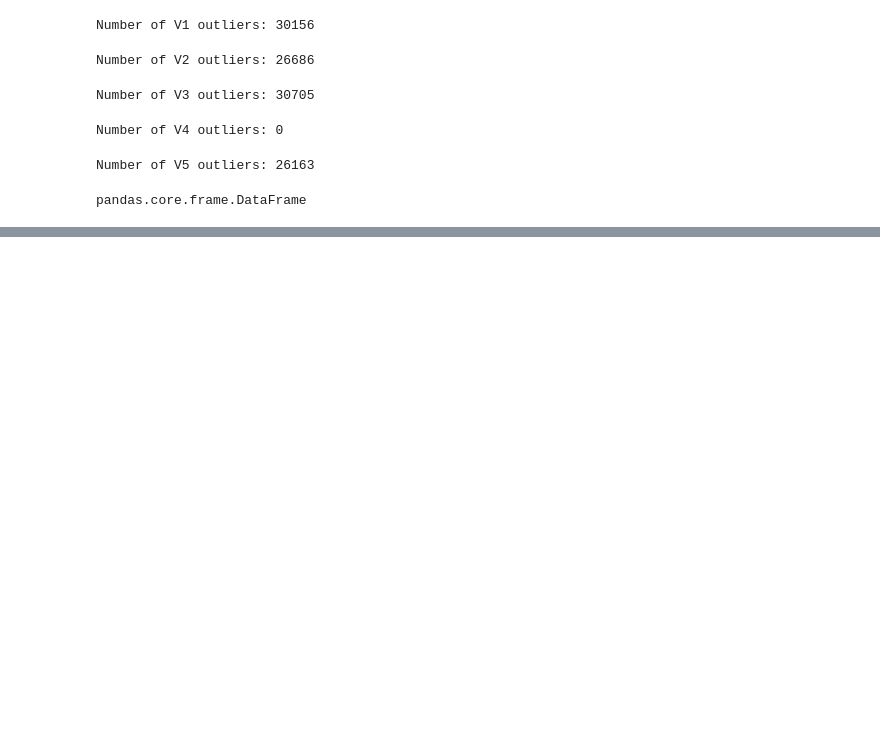
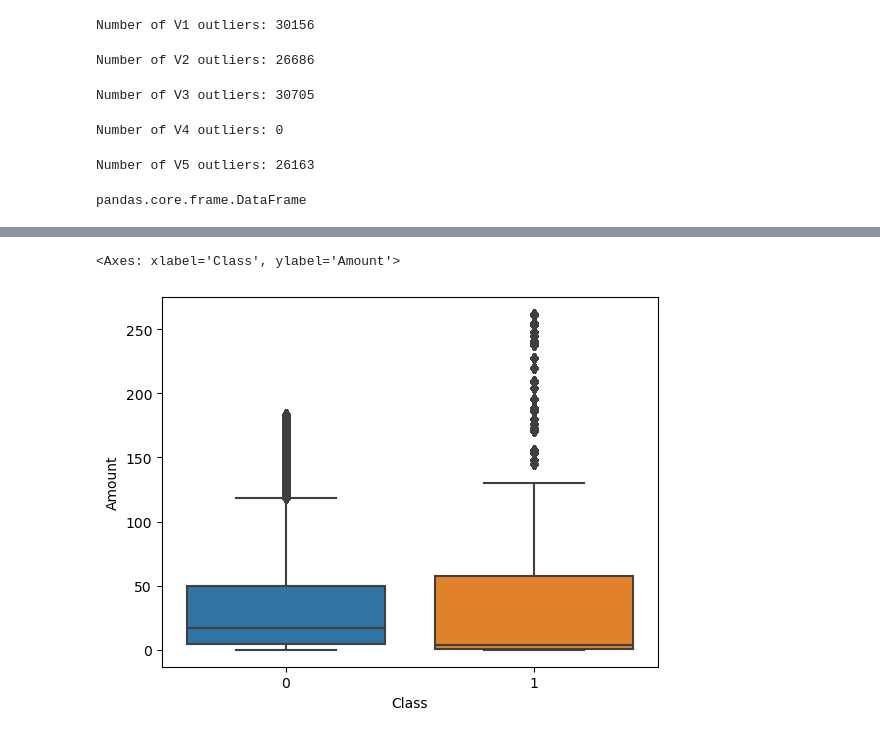
Before and after one commit to Amrutha-Ve/DataScience, a Jupyter notebook: Projects/Fraud Detection/FradulantTransactions.ipynb, the cells around one changed output, grey strips where cells are left out. Drawn from its saved outputs; the diff is of its cells as text; code cells hidden in the pictures; blank space fills up the shorter version.

Commit message:
No outliers

```diff
--- a/Projects/Fraud Detection/FradulantTransactions.ipynb
+++ b/Projects/Fraud Detection/FradulantTransactions.ipynb
@@ -340,0 +345,27 @@ pandas.core.frame.DataFrame
+# %%
+# Calculate the percentiles
+def calculate_outliers_no_frauds(feature):
+    seventy_fifth = df_no_frauds[feature].quantile(0.75)
+    twenty_fifth = df_no_frauds[feature].quantile(0.25)
+
+    # Obtain IQR
+    iqr = seventy_fifth - twenty_fifth
+
+    # Upper and lower thresholds
+    upper = seventy_fifth + (1.5 * iqr)
+    lower = twenty_fifth - (1.5 * iqr)
+
+    # Subset the dataset
+    outliers = df_no_frauds[(df_no_frauds[feature] < lower) | (df_no_frauds[feature] > upper)]
+    return outliers
+# %%
+Amount_nof_outliers = calculate_outliers_no_frauds("Amount")
+V5_nof_outliers = calculate_outliers_no_frauds("V5")
+V4_nof_outliers = calculate_outliers_no_frauds("V4")
+V3_nof_outliers = calculate_outliers_no_frauds("V3")
+V2_nof_outliers = calculate_outliers_no_frauds("V2")
+V1_nof_outliers = calculate_outliers_no_frauds("V1")
+# %%
+df_no_frauds_without_outliers = df_no_frauds[~df_no_frauds["Amount"].isin(Amount_nof_outliers["Amount"]) & ~df_no_frauds["V5"].isin(V5_nof_outliers["V5"]) & ~df_no_frauds["V4"].isin(V4_nof_outliers["V4"]) & ~df_no_frauds["V3"].isin(V3_nof_outliers["V3"]) & ~df_no_frauds["V2"].isin(V2_nof_outliers["V2"]) & ~df_no_frauds["V1"].isin(V1_nof_outliers["V1"])]
+print(len(df_no_frauds))
+print(len(df_no_frauds_without_outliers))
@@ -340,0 +393,2 @@ pandas.core.frame.DataFrame
+# %%
+df_data = pd.concat([df_no_frauds_without_outliers, df_frauds_without_outliers], ignore_index=True)
@@ -340,0 +404,5 @@ pandas.core.frame.DataFrame
+# %%
+sns.boxplot(x=df_data["Class"], y = df_data["Amount"])
+# %% [output]
+<Axes: xlabel='Class', ylabel='Amount'>
+[figure, added]
```
Also changed, not shown: parts of 8 cells of this notebook.
